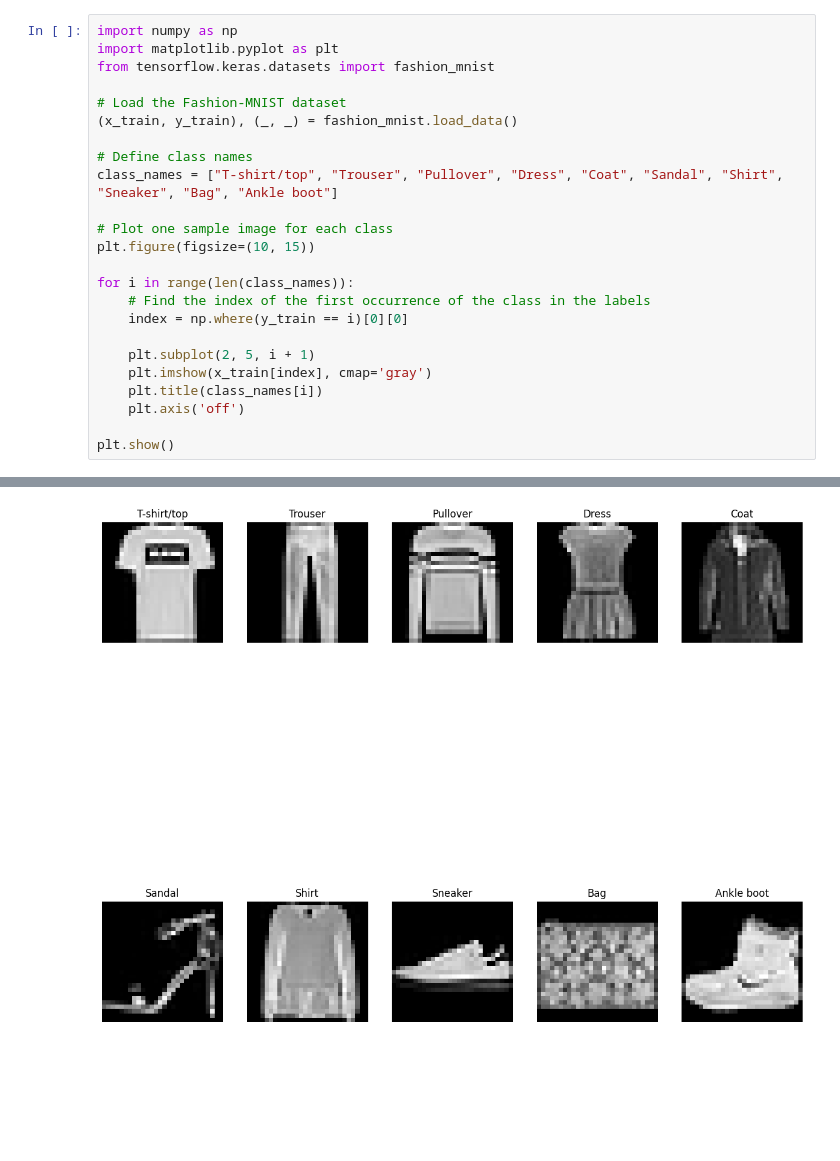
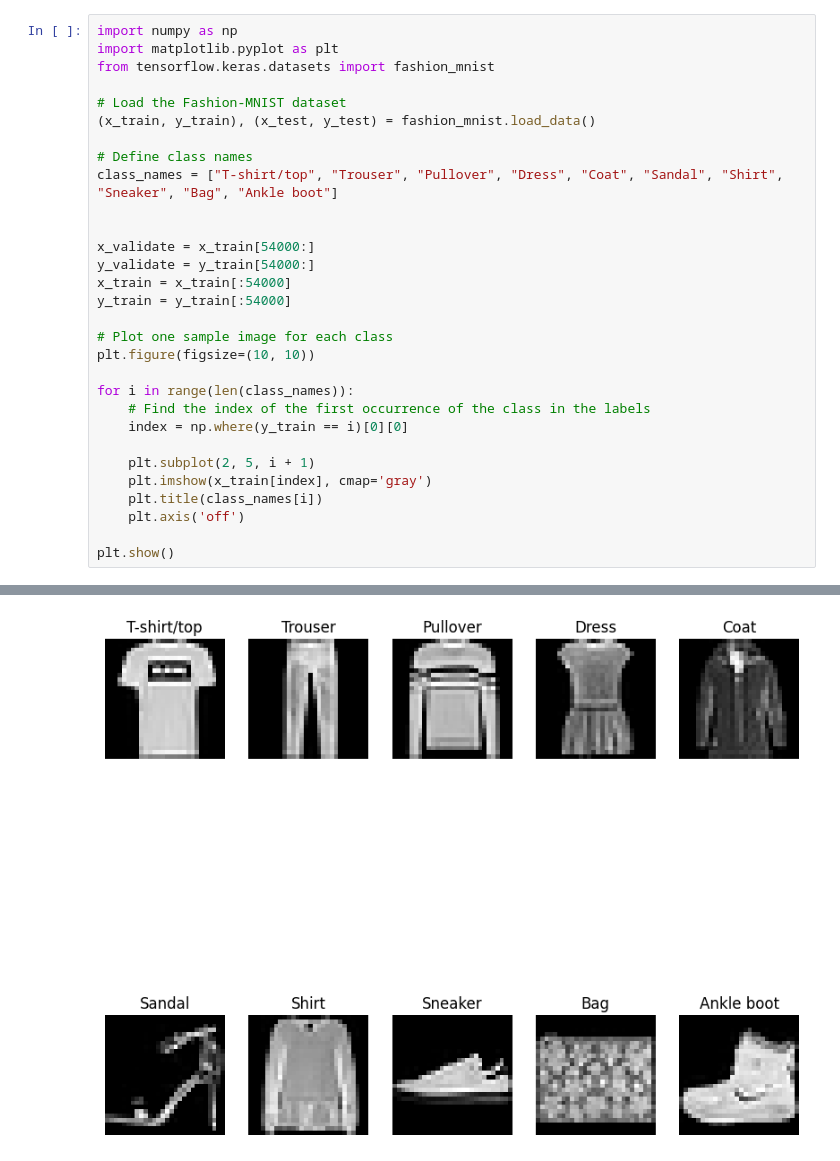
Before and after one commit to Abinashchy/DeepLearningA1, a Jupyter notebook: Assign1.ipynb, the cells around one changed output, grey strips where cells are left out. Saved outputs shown, nothing was run; the diff lists cells and outputs as text; blank space fills up the shorter version.

```diff
--- a/Assign1.ipynb
+++ b/Assign1.ipynb
@@ -4,13 +4,19 @@ import matplotlib.pyplot as plt
 from tensorflow.keras.datasets import fashion_mnist
 
 # Load the Fashion-MNIST dataset
-(x_train, y_train), (_, _) = fashion_mnist.load_data()
+(x_train, y_train), (x_test, y_test) = fashion_mnist.load_data()
 
 # Define class names
 class_names = ["T-shirt/top", "Trouser", "Pullover", "Dress", "Coat", "Sandal", "Shirt", "Sneaker", "Bag", "Ankle boot"]
 
+
+x_validate = x_train[54000:]
+y_validate = y_train[54000:]
+x_train = x_train[:54000]
+y_train = y_train[:54000]
+
 # Plot one sample image for each class
-plt.figure(figsize=(10, 15))
+plt.figure(figsize=(10, 10))
 
 for i in range(len(class_names)):
     # Find the index of the first occurrence of the class in the labels
@@ -31 +32 @@ To enable the following instructions: AVX2 FMA, in other operations, rebuild Ten
-[figure, old version]
+[figure, new version]
```
Also changed, not shown: parts of 1 cell of this notebook.
